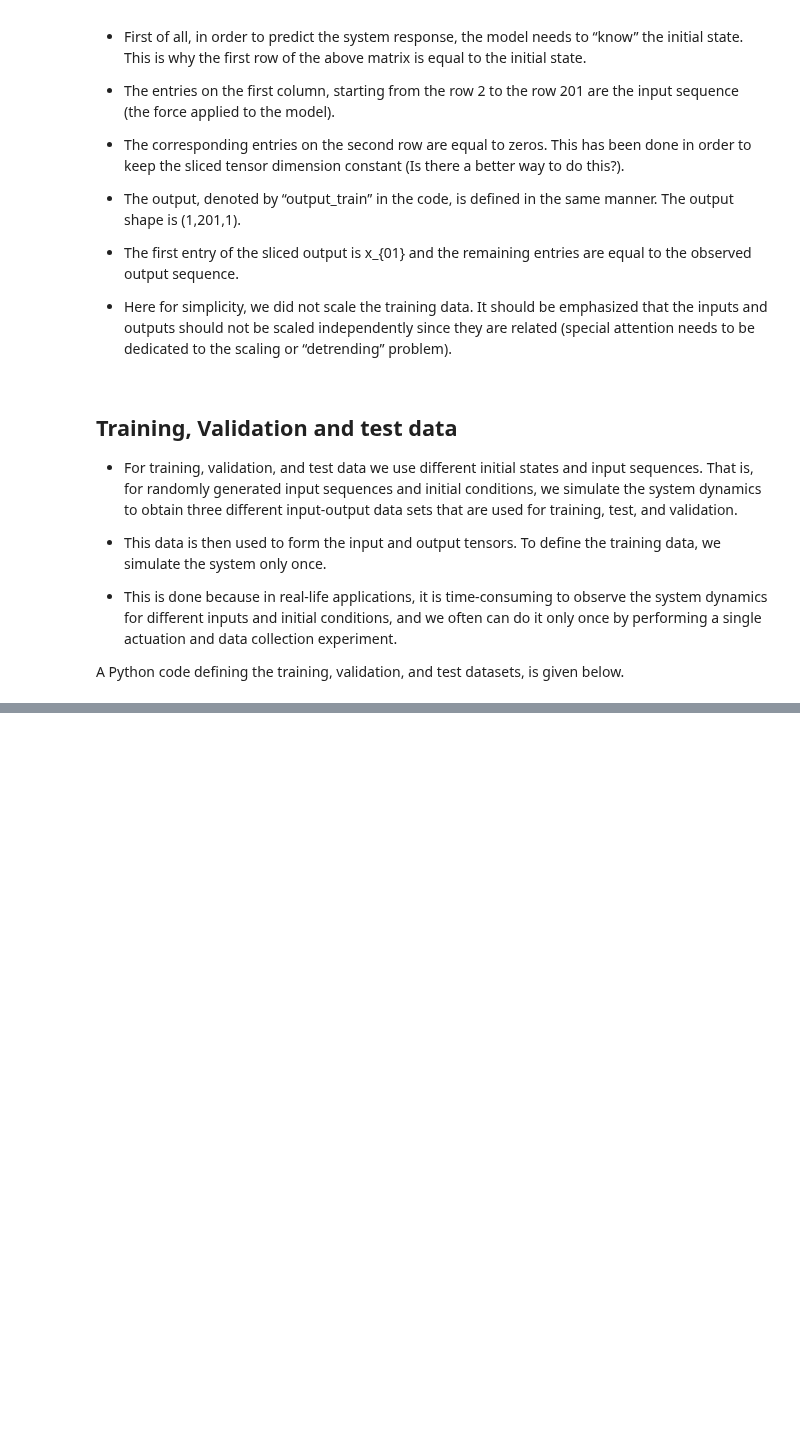
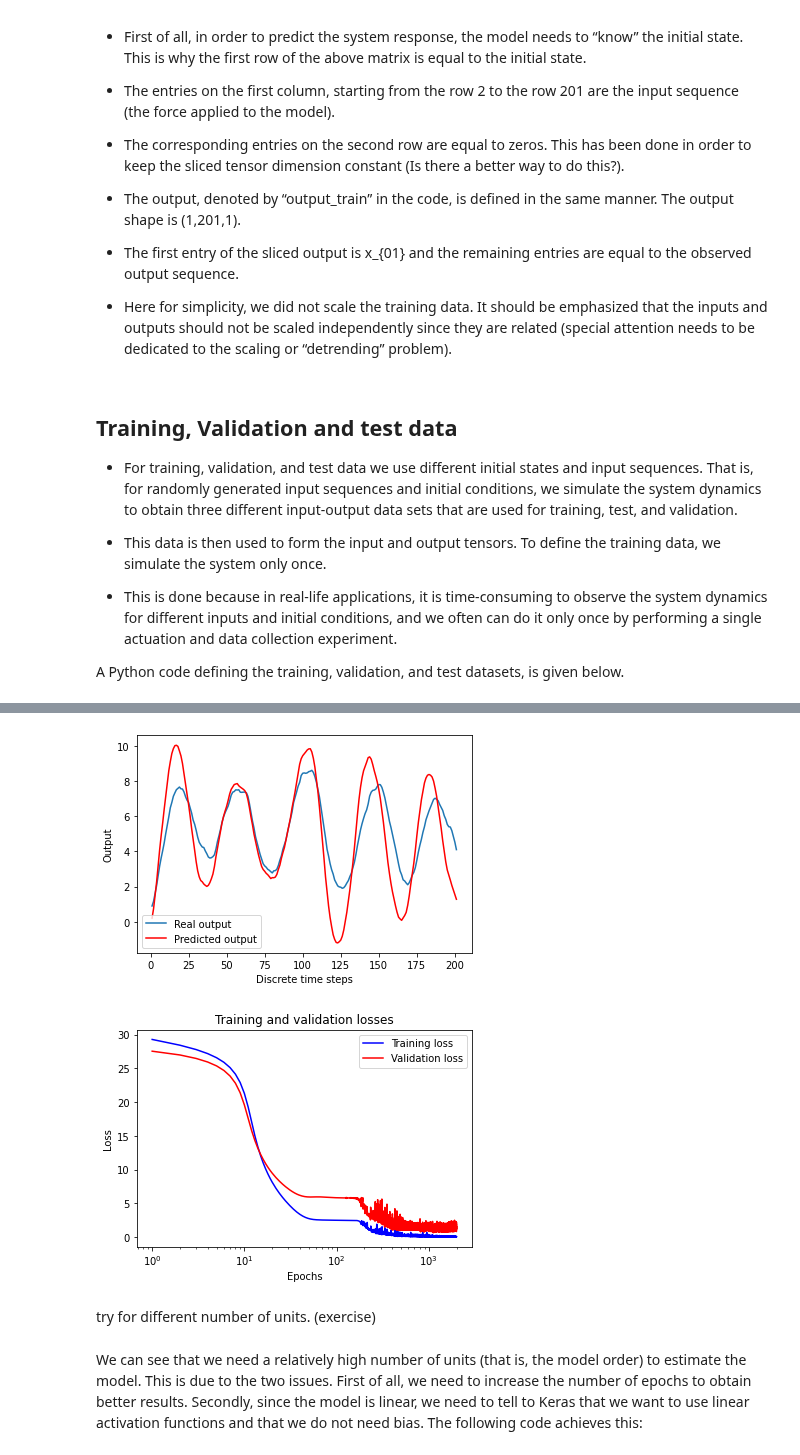
Before and after one commit to puneet-panwar/All_about_LSTMs, a Jupyter notebook: System_identification_by_Aleksandar_Haber.ipynb, the cells around one changed output, grey strips where cells are left out. Drawn from its saved outputs; the diff is of its cells as text; code cells hidden in the pictures; blank space fills up the shorter version.

```diff
--- a/System_identification_by_Aleksandar_Haber.ipynb
+++ b/System_identification_by_Aleksandar_Haber.ipynb
@@ -234,0 +300,37 @@ testX=np.reshape(tmp_test, (1,tmp_test.shape[0],tmp_test.shape[1]))
+# %%
+###############################################################################
+#  Plot the predicted and "true" output and plot training and validation losses
+###############################################################################
+
+# plot the predicted and the "true" (test) outputs
+time_plot=range(1,time+2)
+plt.figure()
+plt.plot(time_plot,testPredict[0,:,0], label='Real output')
+plt.plot(time_plot,output_test[0,:],'r', label='Predicted output')
+plt.xlabel('Discrete time steps')
+plt.ylabel('Output')
+plt.legend()
+plt.savefig('responseLSTM32.png')
+plt.show()
+
+loss=history.history['loss']
+val_loss=history.history['val_loss']
+epochs=range(1,len(loss)+1)
+plt.figure()
+plt.plot(epochs, loss,'b', label='Training loss')
+plt.plot(epochs, val_loss,'r', label='Validation loss')
+plt.title('Training and validation losses')
+plt.xlabel('Epochs')
+plt.ylabel('Loss')
+plt.xscale('log')
+#plt.yscale('log')
+plt.legend()
+plt.savefig('lossLSTM32.png')
+plt.show()
+# %% [output]
+[figure, added]
+[figure, added]
+# %% [markdown]
+try for different number of units. (exercise)
+# %% [markdown]
+We can see that we need a relatively high number of units (that is, the model order) to estimate the model. This is due to the two issues. First of all, we need to increase the number of epochs to obtain better results. Secondly, since the model is linear, we need to tell to Keras that we want to use linear activation functions and that we do not need bias. The following code achieves this:
```
Also changed, not shown: parts of 7 cells of this notebook.
